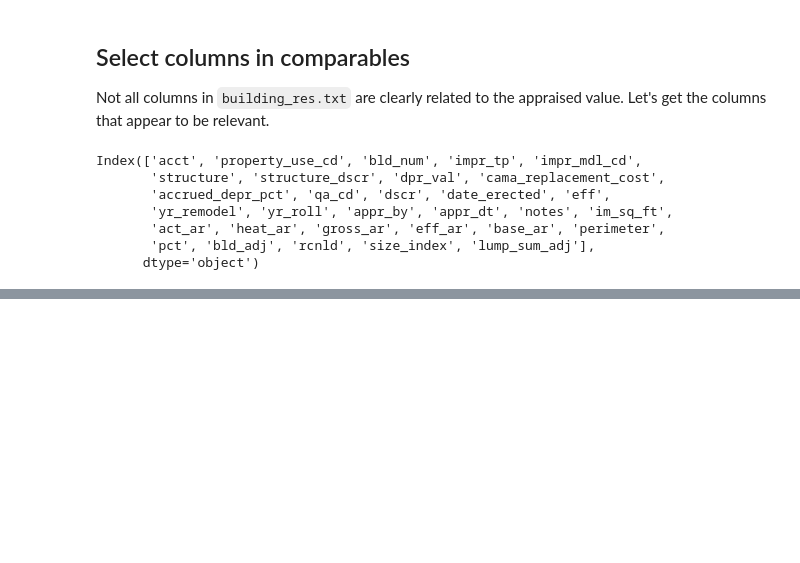
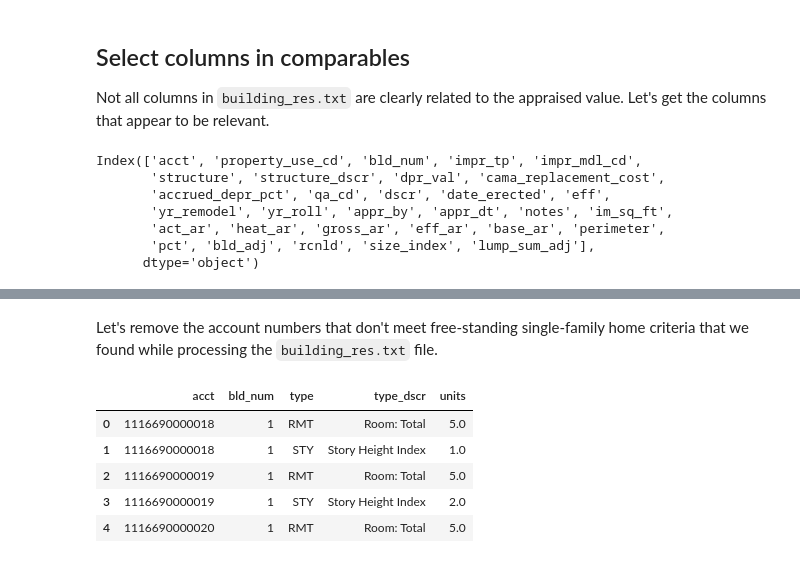
Before and after one commit to RafaelPinto/hcad_pred, a Jupyter notebook: notebooks/01_Exploratory/1.0-rp-hcad-data-view.ipynb, the cells around one changed output, grey strips where cells are left out. Saved outputs shown, nothing was run; the diff lists cells and outputs as text; code cells hidden in the pictures; blank space fills up the shorter version.

```diff
--- a/notebooks/01_Exploratory/1.0-rp-hcad-data-view.ipynb
+++ b/notebooks/01_Exploratory/1.0-rp-hcad-data-view.ipynb
@@ -296,0 +284,4 @@ Name: pct, Length: 97, dtype: int64
+# %%
+fixtures_df = fixtures.get_df()
+# %% [markdown]
+Let's remove the account numbers that don't meet free-standing single-family home criteria that we found while processing the `building_res.txt` file.
@@ -296,0 +291,9 @@ Name: pct, Length: 97, dtype: int64
+# %%
+fixtures_df.head()
+# %% [output]
+|  | acct | bld_num | type | type_dscr | units |
+| 0 | 1116690000018 | 1 | RMT | Room: Total | 5.0 |
+| 1 | 1116690000018 | 1 | STY | Story Height Index | 1.0 |
+| 2 | 1116690000019 | 1 | RMT | Room: Total | 5.0 |
+| 3 | 1116690000019 | 1 | STY | Story Height Index | 2.0 |
+| 4 | 1116690000020 | 1 | RMT | Room: Total | 5.0 |
```
Also changed, not shown: parts of 23 cells of this notebook.
